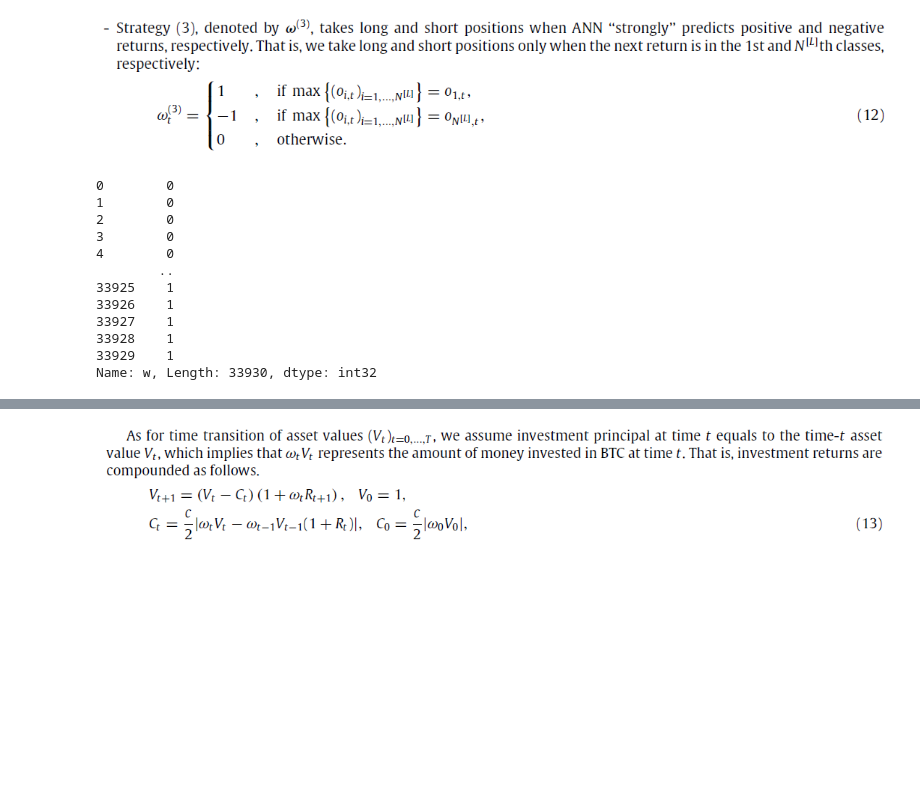
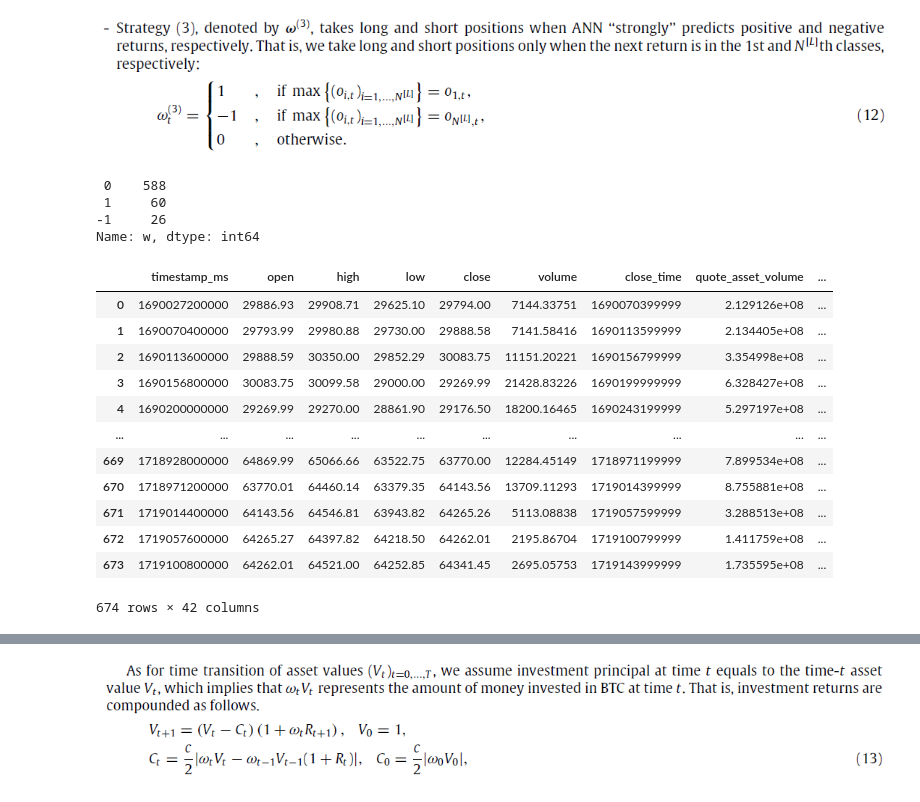
Before and after one commit to LuisGPMa/TCC_code, a Jupyter notebook: backtest_ann.ipynb, the cells around one changed output, grey strips where cells are left out. Cells and saved outputs as stored; diff of their text form; code cells hidden in the pictures; blank space fills up the shorter version.

```diff
--- a/backtest_ann.ipynb
+++ b/backtest_ann.ipynb
@@ -33,13 +37,14 @@ class Net(nn.Module):
         output = self.softmax(x)
         return output
 # %%
+intervalo = "12h"
 model = Net()
-model.load_state_dict(torch.load(r'saved_models\2021_2024\model_20240327_165323_250'))
+model.load_state_dict(torch.load(rf'saved_models\model_{intervalo}_350'))
 # %% [output]
 <All keys matched successfully>
 # %%
-df = pd.read_csv(r'data\ann_data\2021_2024\full_data_with_true_labels.csv')
-timestamp_inicio_backtest = 1680875100000
+df = pd.read_csv(rf'data\ann_data\2021_2024\full_data_with_true_labels_{intervalo}.csv')
+timestamp_inicio_backtest = 1690027200000
 # %%
 idx_val = df[df['timestamp_ms']==timestamp_inicio_backtest].index[0]
 df_backtest = df[idx_val:].reset_index(drop=True)
@@ -63,17 +70,9 @@ df_backtest['prediction'] = preds
 w = pd.Series(np.where(df_backtest['prediction']==0, 1, 0))
 w = pd.Series(np.where(df_backtest['prediction']==3, -1, w))
 df_backtest['w'] = w
-df_backtest['w']
+df_backtest['w'].value_counts()
 # %% [output]
-0        0
-1        0
-2        0
-3        0
-4        0
-        ..
-33925    1
-33926    1
-33927    1
-33928    1
-33929    1
-Name: w, Length: 33930, dtype: int32
+ 0    588
+ 1     60
+-1     26
+Name: w, dtype: int64
@@ -79,0 +89,16 @@ Name: w, Length: 33930, dtype: int32
+# %%
+df_backtest
+# %% [output]
+|  | timestamp_ms | open | high | low | close | volume | close_time | quote_asset_volume | ... |
+| 0 | 1690027200000 | 29886.93 | 29908.71 | 29625.10 | 29794.00 | 7144.33751 | 1690070399999 | 2.129126e+08 | ... |
+| 1 | 1690070400000 | 29793.99 | 29980.88 | 29730.00 | 29888.58 | 7141.58416 | 1690113599999 | 2.134405e+08 | ... |
+| 2 | 1690113600000 | 29888.59 | 30350.00 | 29852.29 | 30083.75 | 11151.20221 | 1690156799999 | 3.354998e+08 | ... |
+| 3 | 1690156800000 | 30083.75 | 30099.58 | 29000.00 | 29269.99 | 21428.83226 | 1690199999999 | 6.328427e+08 | ... |
+| 4 | 1690200000000 | 29269.99 | 29270.00 | 28861.90 | 29176.50 | 18200.16465 | 1690243199999 | 5.297197e+08 | ... |
+| ... | ... | ... | ... | ... | ... | ... | ... | ... | ... |
+| 669 | 1718928000000 | 64869.99 | 65066.66 | 63522.75 | 63770.00 | 12284.45149 | 1718971199999 | 7.899534e+08 | ... |
+| 670 | 1718971200000 | 63770.01 | 64460.14 | 63379.35 | 64143.56 | 13709.11293 | 1719014399999 | 8.755881e+08 | ... |
+| 671 | 1719014400000 | 64143.56 | 64546.81 | 63943.82 | 64265.26 | 5113.08838 | 1719057599999 | 3.288513e+08 | ... |
+| 672 | 1719057600000 | 64265.27 | 64397.82 | 64218.50 | 64262.01 | 2195.86704 | 1719100799999 | 1.411759e+08 | ... |
+| 673 | 1719100800000 | 64262.01 | 64521.00 | 64252.85 | 64341.45 | 2695.05753 | 1719143999999 | 1.735595e+08 | ... |
+674 rows × 42 columns
```
Also changed, not shown: parts of 20 cells of this notebook, 5 other files.
